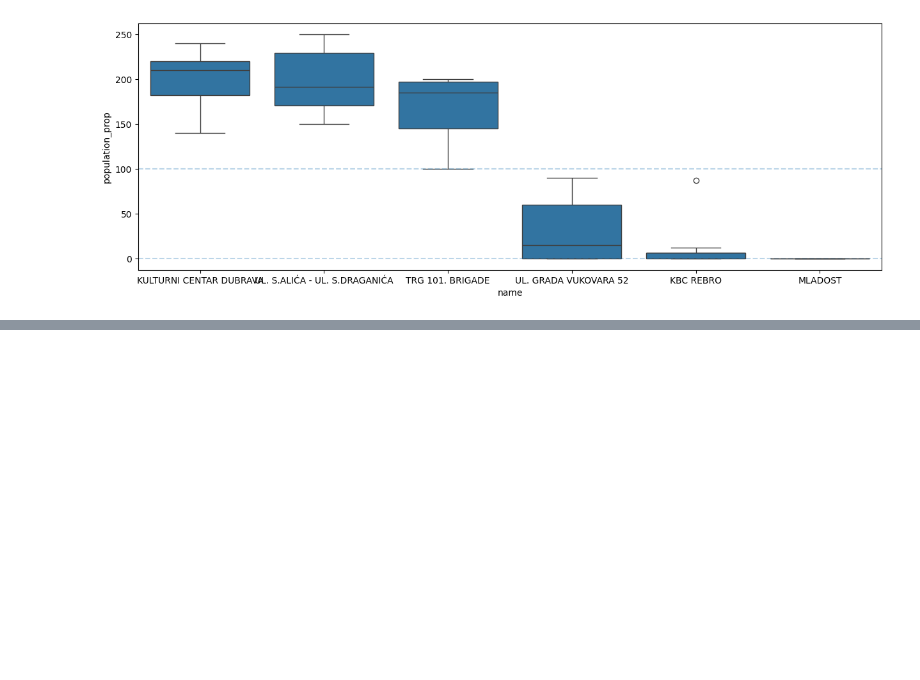
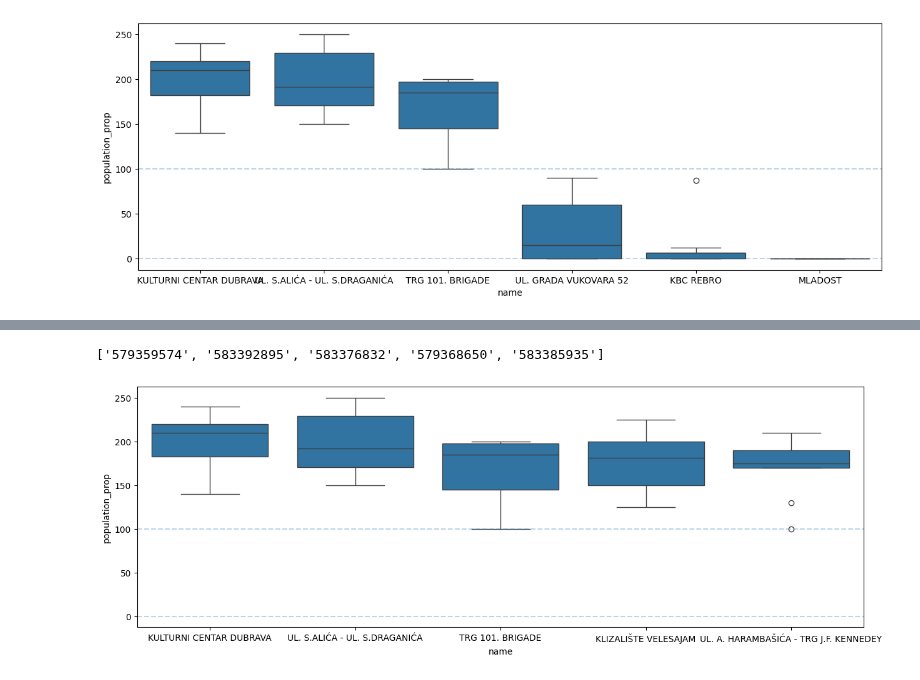
Before and after one commit to Mkranj/BajsBoard, a Jupyter notebook: notebooks/analyse_stations.ipynb, the cells around one changed output, grey strips where cells are left out. Cells and saved outputs as stored; diff of their text form; code cells hidden in the pictures; blank space fills up the shorter version.

Commit message:
fns to plot desired top and or bottom stations in boxplots

```diff
--- a/notebooks/analyse_stations.ipynb
+++ b/notebooks/analyse_stations.ipynb
@@ -916,0 +933,10 @@ _ = ax.axhline(100, ls="--", alpha = 0.3)
+# %%
+top_5_stations = get_population_extremes(population_data, n_top = 5, n_bottom = 0)
+top_5_stations
+# %% [output]
+['579359574', '583392895', '583376832', '579368650', '583385935']
+# %%
+plt.figure(figsize=(15,5))
+_ = station_population_boxplots(population_data, locations, top_5_stations)
+# %% [output]
+[figure, added]
```
Also changed, not shown: parts of 3 cells of this notebook, 2 other files.
